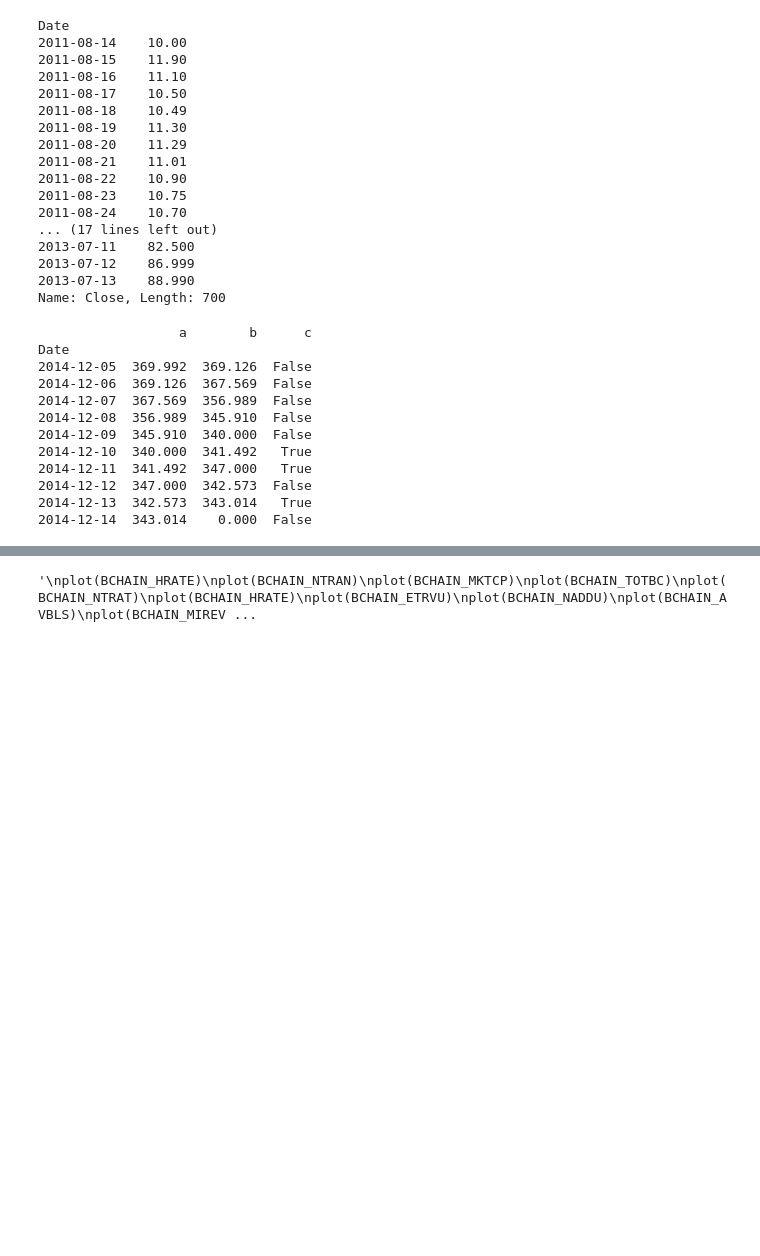
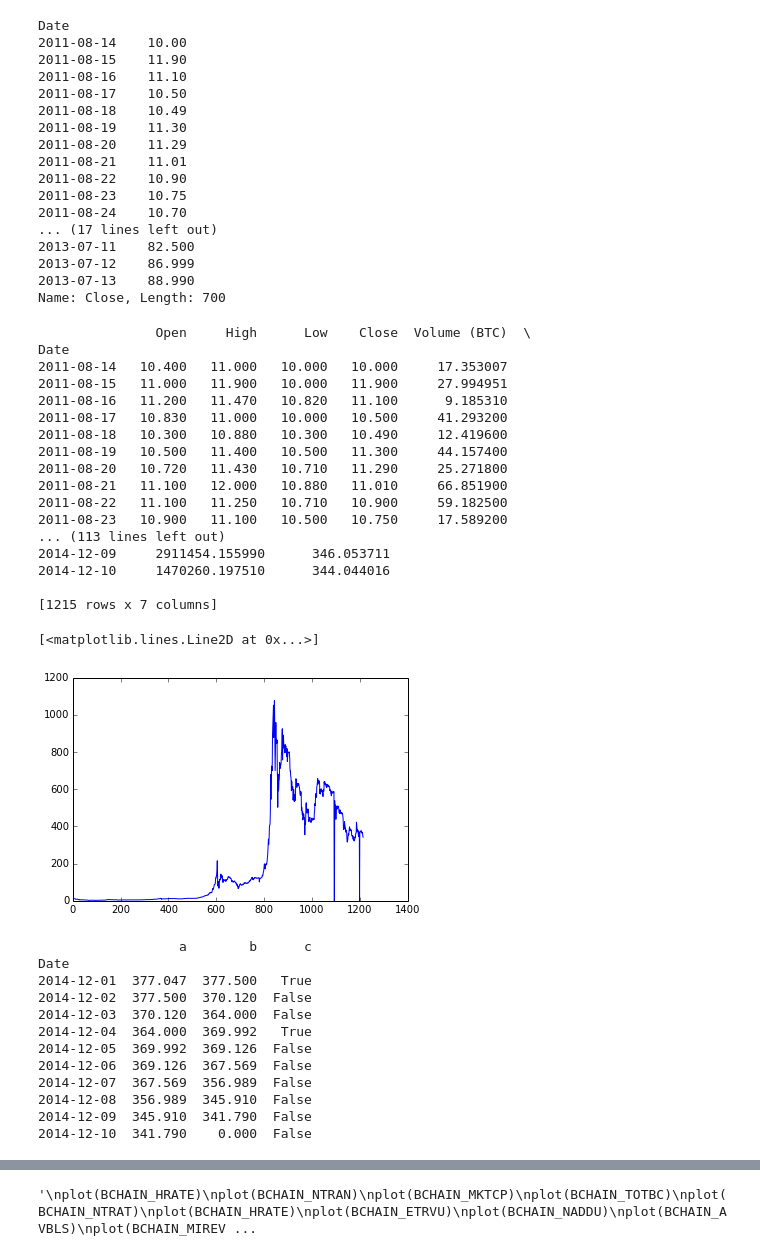
Before and after one commit to qorelogic/ml2, a Jupyter notebook: bin/quandl-fun.ipynb, the cells around one changed output, grey strips where cells are left out. Drawn from its saved outputs; the diff is of its cells as text; code cells hidden in the pictures; blank space fills up the shorter version.

Commit message:
quandl-fun update

```diff
--- a/bin/quandl-fun.ipynb
+++ b/bin/quandl-fun.ipynb
@@ -164,17 +102,42 @@ Date
 2013-07-12    86.999
 2013-07-13    88.990
 Name: Close, Length: 700
+# %%
+import Quandl as q
+d = q.get("BCHARTS/BTCEUSD", authtoken="WVsyCxwHeYZZyhf5RHs2")
+print d
+plot(d.ix[:,['Close']])
+# %% [output]
+               Open     High      Low    Close  Volume (BTC)  \
+Date
+2011-08-14   10.400   11.000   10.000   10.000     17.353007
+2011-08-15   11.000   11.900   10.000   11.900     27.994951
+2011-08-16   11.200   11.470   10.820   11.100      9.185310
+2011-08-17   10.830   11.000   10.000   10.500     41.293200
+2011-08-18   10.300   10.880   10.300   10.490     12.419600
+2011-08-19   10.500   11.400   10.500   11.300     44.157400
+2011-08-20   10.720   11.430   10.710   11.290     25.271800
+2011-08-21   11.100   12.000   10.880   11.010     66.851900
+2011-08-22   11.100   11.250   10.710   10.900     59.182500
+2011-08-23   10.900   11.100   10.500   10.750     17.589200
+... (113 lines left out)
+2014-12-09     2911454.155990      346.053711
+2014-12-10     1470260.197510      344.044016
+
+[1215 rows x 7 columns]
+[<matplotlib.lines.Line2D at 0x...>]
+[figure, added]
 # %%
 #print d.ix[:,['Close']]
 #print len(d)
 a = n.array(d.ix[0:len(d),['Close']]).transpose().tolist()[0]
 b = n.array(d.ix[1:len(d),['Close']]).transpose().tolist()[0]
+b.insert(len(de),0)
 #print len(a)
 #print len(b)
 #print a[0]
 de = p.DataFrame(index=d.index)
 #print len(de)
-b.insert(len(de),0)
 
 de['a'] = a
 de['b'] = b
@@ -185,16 +148,16 @@ print de.tail(10)
 # %% [output]
                   a        b      c
 Date
+2014-12-01  377.047  377.500   True
+2014-12-02  377.500  370.120  False
+2014-12-03  370.120  364.000  False
+2014-12-04  364.000  369.992   True
 2014-12-05  369.992  369.126  False
 2014-12-06  369.126  367.569  False
 2014-12-07  367.569  356.989  False
 2014-12-08  356.989  345.910  False
-2014-12-09  345.910  340.000  False
-2014-12-10  340.000  341.492   True
-2014-12-11  341.492  347.000   True
-2014-12-12  347.000  342.573  False
-2014-12-13  342.573  343.014   True
-2014-12-14  343.014    0.000  False
+2014-12-09  345.910  341.790  False
+2014-12-10  341.790    0.000  False
 # %%
 import Quandl as q
 def quandlget(t):
```
Also changed, not shown: parts of 15 cells of this notebook.
